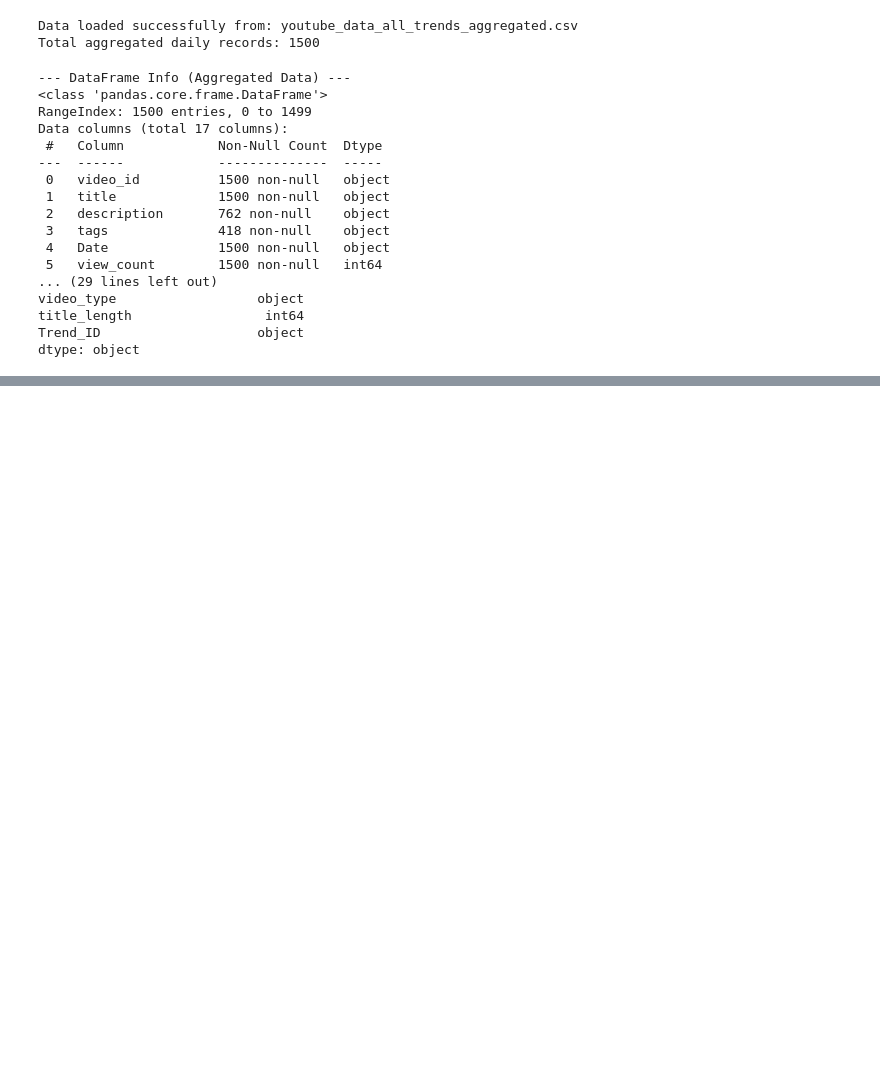
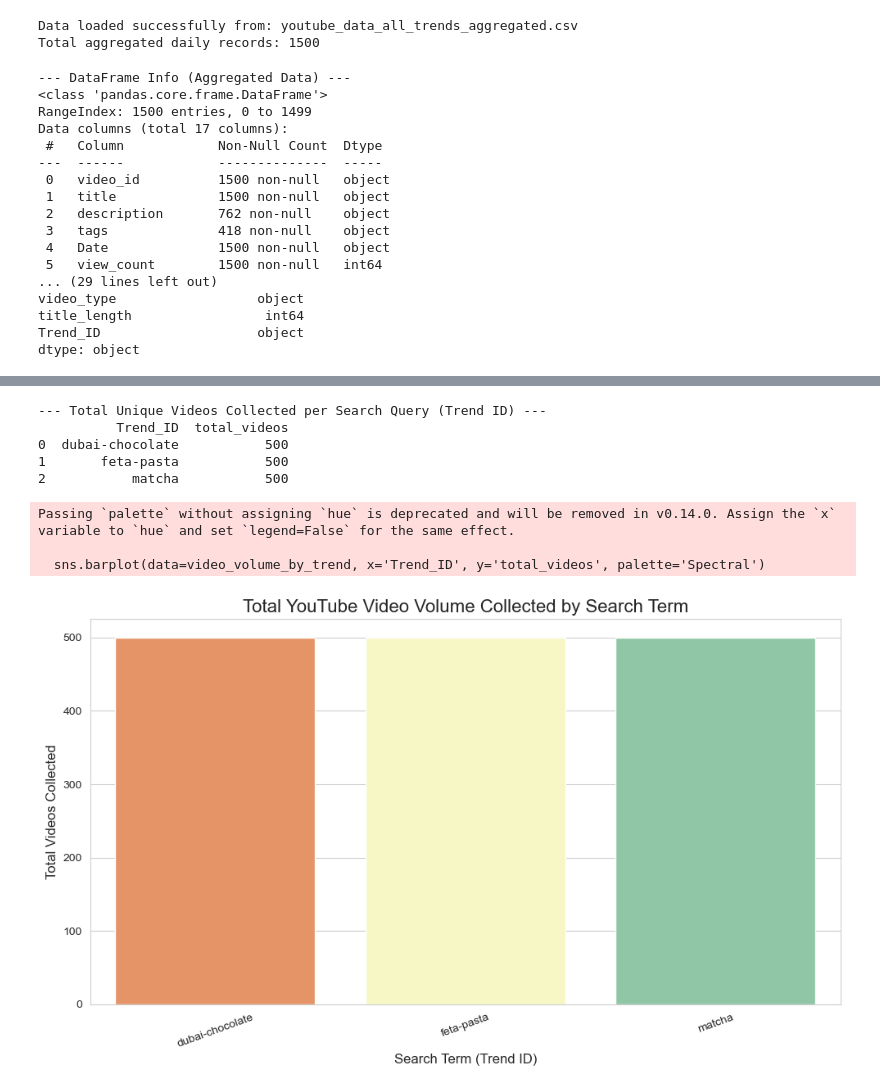
Before and after one commit to kzumreen/FoodTrendsPrediction, a Jupyter notebook: youtubedata.ipynb, the cells around one changed output, grey strips where cells are left out. Saved outputs shown, nothing was run; the diff lists cells and outputs as text; code cells hidden in the pictures; blank space fills up the shorter version.

```diff
--- a/youtubedata.ipynb
+++ b/youtubedata.ipynb
@@ -93,0 +148,34 @@ ValueError: Could not interpret value `daily_video_count` for `y`. An entry with
+# %%
+#Calculate Total Video Volume per Trend ---
+
+# Group by Trend_ID and calculate the total number of videos collected
+video_volume_by_trend = df.groupby('Trend_ID').agg(
+    total_videos=('daily_video_count', 'sum')
+).reset_index().sort_values(by='total_videos', ascending=False)
+
+print("--- Total Unique Videos Collected per Search Query (Trend ID) ---")
+print(video_volume_by_trend)
+
+
+# --- 2. Visualize Total Video Volume ---
+
+plt.figure(figsize=(10, 6))
+# Use the calculated total_videos column
+sns.barplot(data=video_volume_by_trend, x='Trend_ID', y='total_videos', palette='Spectral')
+
+plt.title('Total YouTube Video Volume Collected by Search Term', fontsize=16)
+plt.xlabel('Search Term (Trend ID)', fontsize=12)
+plt.ylabel('Total Videos Collected', fontsize=12)
+plt.xticks(rotation=20)
+plt.tight_layout()
+plt.show()
+# %% [output]
+--- Total Unique Videos Collected per Search Query (Trend ID) ---
+          Trend_ID  total_videos
+0  dubai-chocolate           500
+1       feta-pasta           500
+2           matcha           500
+Passing `palette` without assigning `hue` is deprecated and will be removed in v0.14.0. Assign the `x` variable to `hue` and set `legend=False` for the same effect.
+
+  sns.barplot(data=video_volume_by_trend, x='Trend_ID', y='total_videos', palette='Spectral')
+[figure, added]
```
Also changed, not shown: parts of 5 cells of this notebook.
